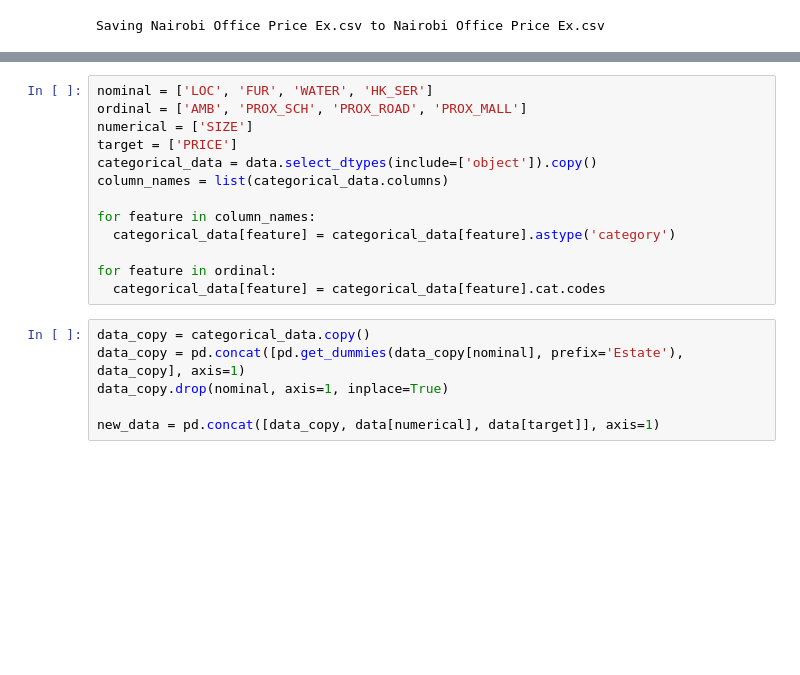
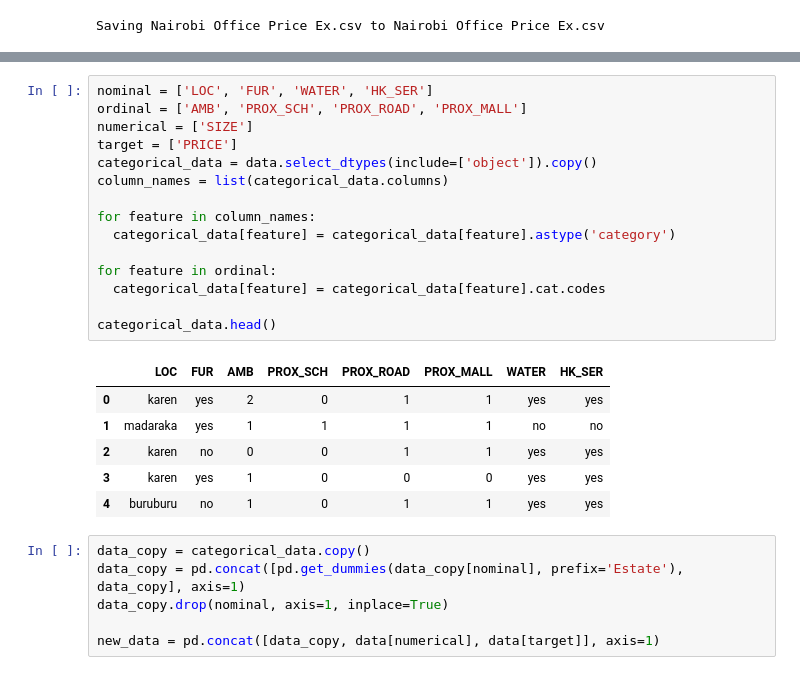
Before and after one commit to M-Waweru/ML_Unit, a Jupyter notebook: PCA.ipynb, the cells around one changed output, grey strips where cells are left out. Drawn from its saved outputs; the diff is of its cells as text; blank space fills up the shorter version.

```diff
--- a/PCA.ipynb
+++ b/PCA.ipynb
@@ -45,16 +34,25 @@ memory usage: 1.2+ KB
 # %%
 nominal = ['LOC', 'FUR', 'WATER', 'HK_SER']
 ordinal = ['AMB', 'PROX_SCH', 'PROX_ROAD', 'PROX_MALL']
 numerical = ['SIZE']
 target = ['PRICE']
 categorical_data = data.select_dtypes(include=['object']).copy()
 column_names = list(categorical_data.columns)
 
 for feature in column_names:
   categorical_data[feature] = categorical_data[feature].astype('category')
 
 for feature in ordinal:
   categorical_data[feature] = categorical_data[feature].cat.codes
+
+categorical_data.head()
+# %% [output]
+|  | LOC | FUR | AMB | PROX_SCH | PROX_ROAD | PROX_MALL | WATER | HK_SER |
+| 0 | karen | yes | 2 | 0 | 1 | 1 | yes | yes |
+| 1 | madaraka | yes | 1 | 1 | 1 | 1 | no | no |
+| 2 | karen | no | 0 | 0 | 1 | 1 | yes | yes |
+| 3 | karen | yes | 1 | 0 | 0 | 0 | yes | yes |
+| 4 | buruburu | no | 1 | 0 | 1 | 1 | yes | yes |
 # %%
 data_copy = categorical_data.copy()
 data_copy = pd.concat([pd.get_dummies(data_copy[nominal], prefix='Estate'), data_copy], axis=1)
```
Also changed, not shown: parts of 1 cell of this notebook.
